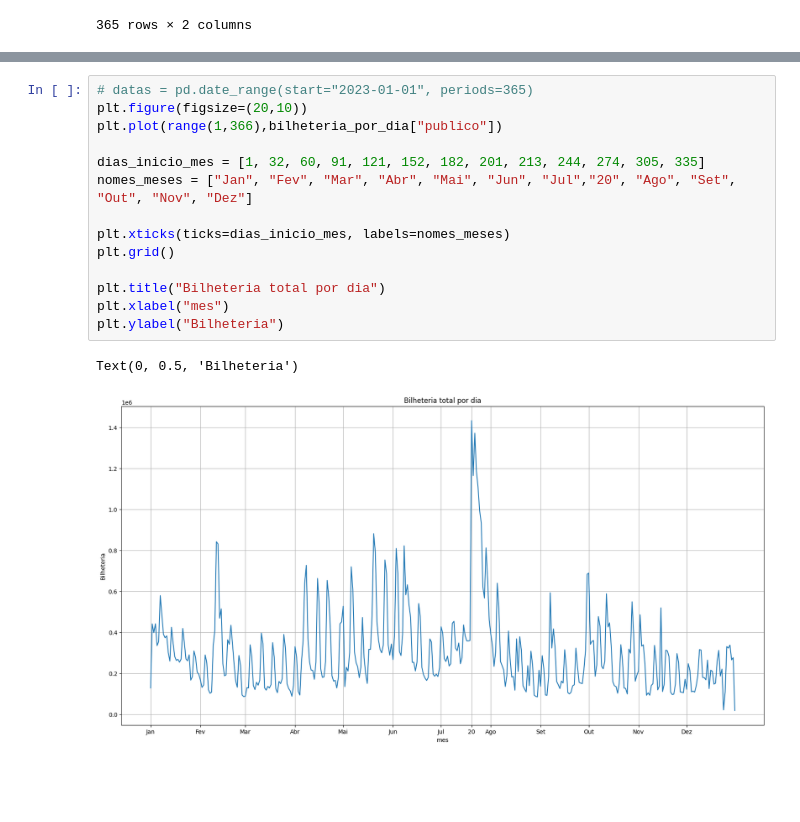
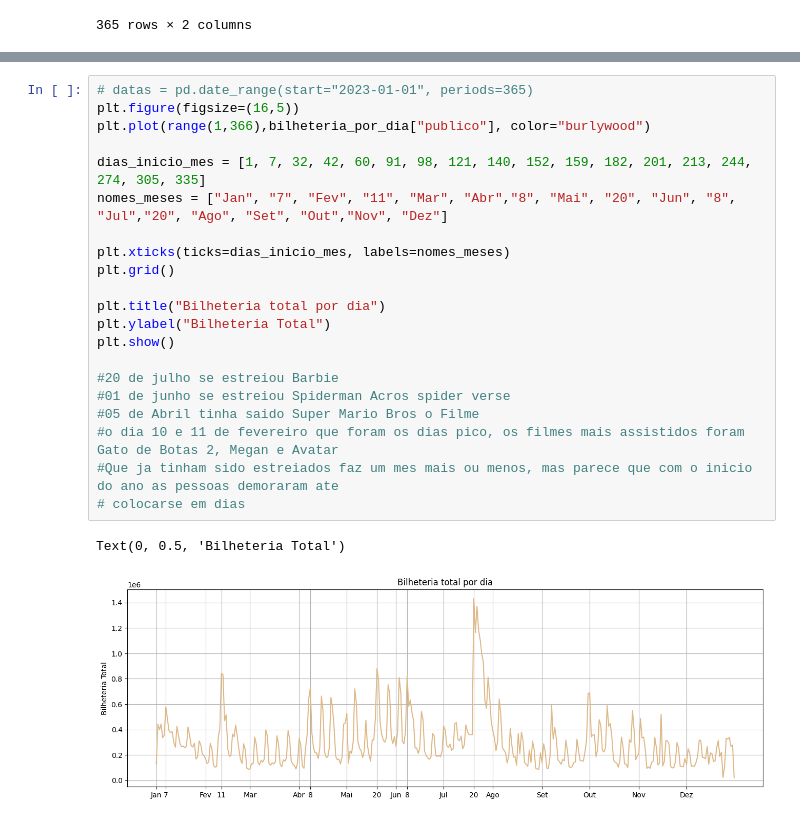
Before and after one commit to jhe-sua/A2_introcomp, a Jupyter notebook: Graficos.ipynb, the cells around one changed output, grey strips where cells are left out. Saved outputs shown, nothing was run; the diff lists cells and outputs as text; blank space fills up the shorter version.

```diff
--- a/Graficos.ipynb
+++ b/Graficos.ipynb
@@ -130,17 +209,24 @@ bilheteria_por_dia
 # %%
 # datas = pd.date_range(start="2023-01-01", periods=365)
-plt.figure(figsize=(20,10))
-plt.plot(range(1,366),bilheteria_por_dia["publico"])
+plt.figure(figsize=(16,5))
+plt.plot(range(1,366),bilheteria_por_dia["publico"], color="burlywood")
 
-dias_inicio_mes = [1, 32, 60, 91, 121, 152, 182, 201, 213, 244, 274, 305, 335]
-nomes_meses = ["Jan", "Fev", "Mar", "Abr", "Mai", "Jun", "Jul","20", "Ago", "Set", "Out", "Nov", "Dez"]
+dias_inicio_mes = [1, 7, 32, 42, 60, 91, 98, 121, 140, 152, 159, 182, 201, 213, 244, 274, 305, 335]
+nomes_meses = ["Jan", "7", "Fev", "11", "Mar", "Abr","8", "Mai", "20", "Jun", "8", "Jul","20", "Ago", "Set", "Out","Nov", "Dez"]
 
 plt.xticks(ticks=dias_inicio_mes, labels=nomes_meses)
 plt.grid()
 
 plt.title("Bilheteria total por dia")
-plt.xlabel("mes")
-plt.ylabel("Bilheteria")
+plt.ylabel("Bilheteria Total")
+plt.show()
+
+#20 de julho se estreiou Barbie
+#01 de junho se estreiou Spiderman Acros spider verse
+#05 de Abril tinha saido Super Mario Bros o Filme
+#o dia 10 e 11 de fevereiro que foram os dias pico, os filmes mais assistidos foram Gato de Botas 2, Megan e Avatar
+#Que ja tinham sido estreiados faz um mes mais ou menos, mas parece que com o inicio do ano as pessoas demoraram ate
+# colocarse em dias
 # %% [output]
-Text(0, 0.5, 'Bilheteria')
+Text(0, 0.5, 'Bilheteria Total')
-[figure, old version]
+[figure, new version]
```
Also changed, not shown: parts of 16 cells of this notebook, 2 other files.
